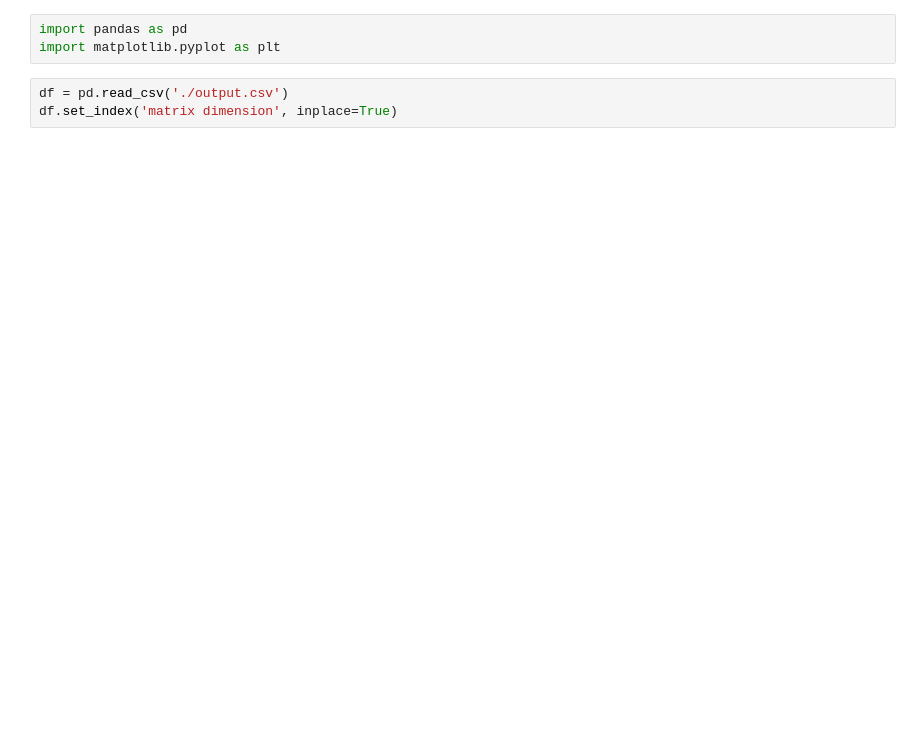
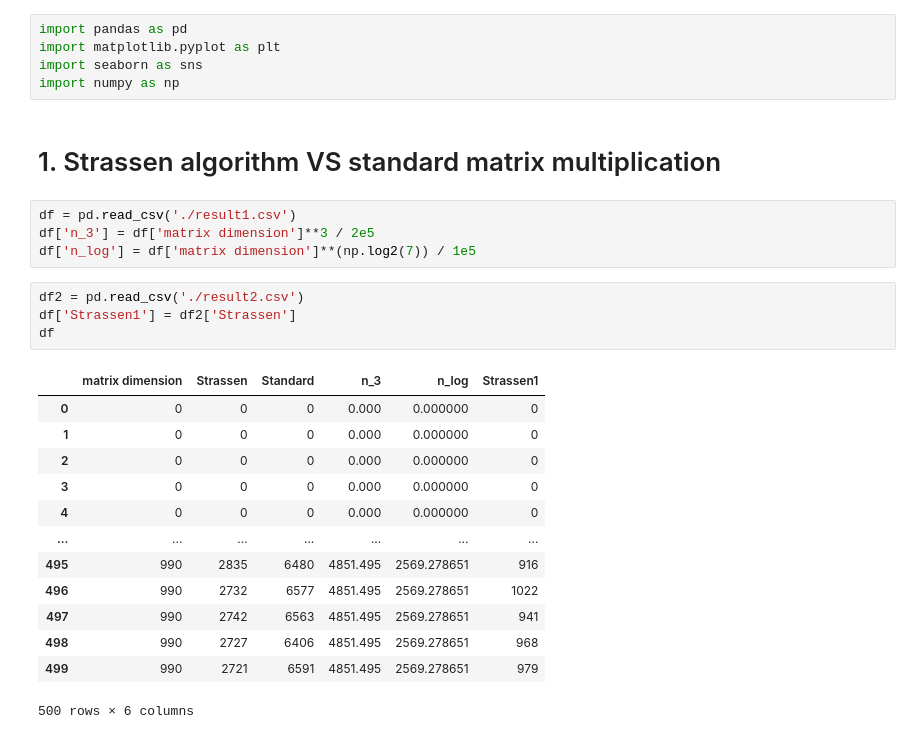
Before and after one commit to JunmingZhao42/FMM-Strassen-Algorithm, a Jupyter notebook: plot.ipynb, the cells around one changed output. Cells and saved outputs as stored; diff of their text form; blank space fills up the shorter version.

```diff
--- a/plot.ipynb
+++ b/plot.ipynb
@@ -1,7 +1,30 @@
 # %%
 import pandas as pd
 import matplotlib.pyplot as plt
+import seaborn as sns
+import numpy as np
-# %%
-df = pd.read_csv('./output.csv')
-df.set_index('matrix dimension', inplace=True)
+# %% [markdown]
+# 1. Strassen algorithm VS standard matrix multiplication
+# %%
+df = pd.read_csv('./result1.csv')
+df['n_3'] = df['matrix dimension']**3 / 2e5
+df['n_log'] = df['matrix dimension']**(np.log2(7)) / 1e5
+# %%
+df2 = pd.read_csv('./result2.csv')
+df['Strassen1'] = df2['Strassen']
+df
+# %% [output]
+|  | matrix dimension | Strassen | Standard | n_3 | n_log | Strassen1 |
+| 0 | 0 | 0 | 0 | 0.000 | 0.000000 | 0 |
+| 1 | 0 | 0 | 0 | 0.000 | 0.000000 | 0 |
+| 2 | 0 | 0 | 0 | 0.000 | 0.000000 | 0 |
+| 3 | 0 | 0 | 0 | 0.000 | 0.000000 | 0 |
+| 4 | 0 | 0 | 0 | 0.000 | 0.000000 | 0 |
+| ... | ... | ... | ... | ... | ... | ... |
+| 495 | 990 | 2835 | 6480 | 4851.495 | 2569.278651 | 916 |
+| 496 | 990 | 2732 | 6577 | 4851.495 | 2569.278651 | 1022 |
+| 497 | 990 | 2742 | 6563 | 4851.495 | 2569.278651 | 941 |
+| 498 | 990 | 2727 | 6406 | 4851.495 | 2569.278651 | 968 |
+| 499 | 990 | 2721 | 6591 | 4851.495 | 2569.278651 | 979 |
+500 rows × 6 columns
 # %%
```
Also changed, not shown: parts of 5 cells of this notebook, 8 other files.
